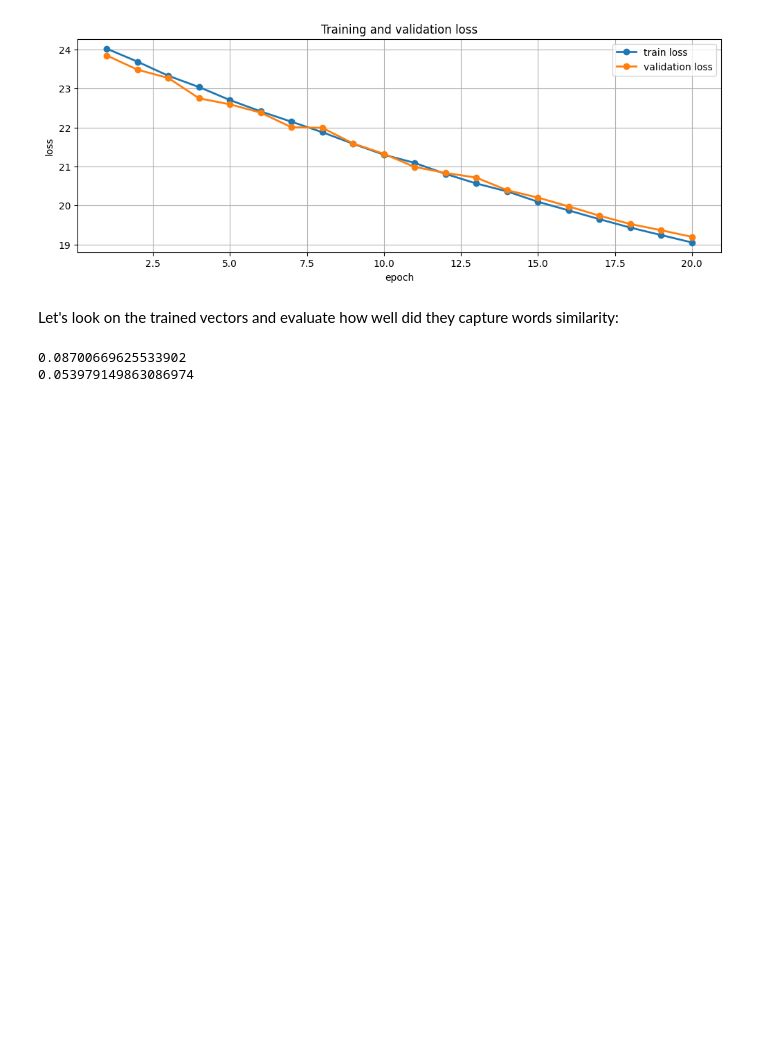
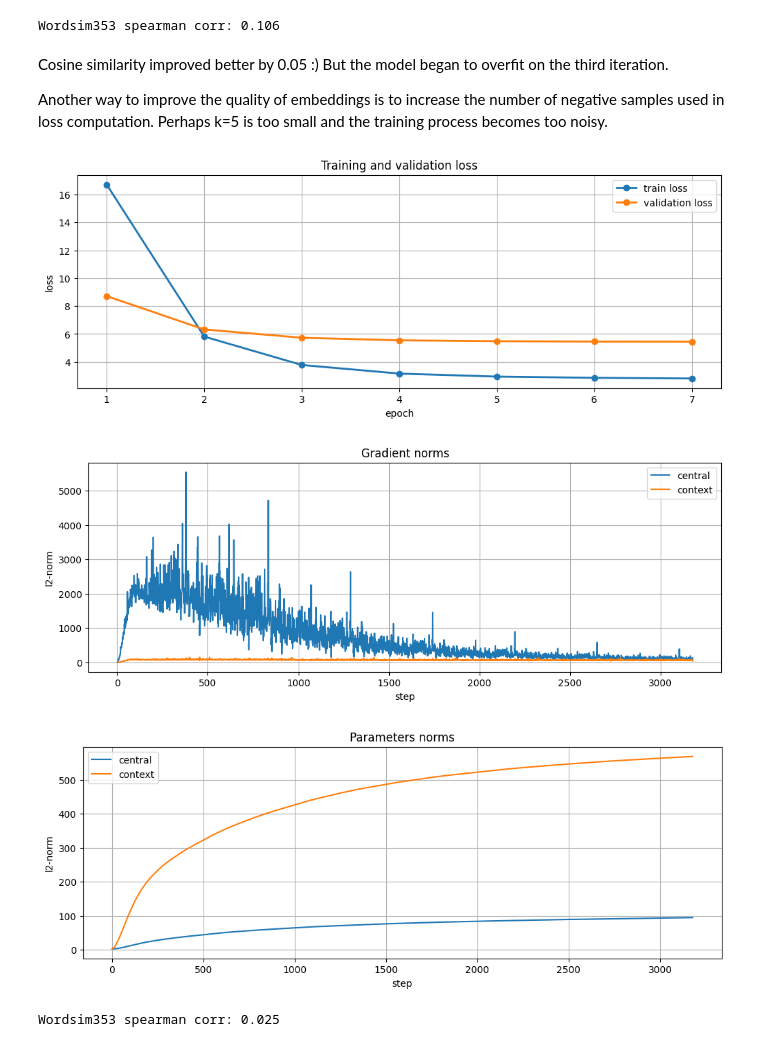
Before and after one commit to daria-kay/word2vec, a Jupyter notebook: word2vec_eval.ipynb, the cells around one changed output. Saved outputs shown, nothing was run; the diff lists cells and outputs as text; code cells hidden in the pictures; blank space fills up the shorter version.

Commit message:
add training experiments

```diff
--- a/word2vec_eval.ipynb
+++ b/word2vec_eval.ipynb
@@ -1,5 +1,11 @@
 # %%
 import numpy as np
+import pandas as pd
+
 from embedding import Tokenizer, Word2Vec
+from scipy.stats import spearmanr
 
 import matplotlib.pyplot as plt
+
+RAW_DATA = "data/wiki.txt"
+WORDSIM_DATA = "data/wordsim353.txt"
@@ -47,15 +84,20 @@ To: /Users/dariakay/edu/word2vec/data/wiki.txt
 # %%
-# limit the amount of the processed text since the training process take a lot of time
 sentences_count = 10_000
 train_size = int(0.9 * sentences_count)
 
-processed_data = "data/wiki_dataset.txt"
-train_data = "data/train_data.txt"
-val_data = "data/val_data.txt"
+processed_data = "data/wiki_dataset_10.txt"
+train_data = "data/train_data_10.txt"
+val_data = "data/val_data_10.txt"
 
 tokenizer = Tokenizer()
-tokenizer.fit(raw_data, processed_data, sentences_count=sentences_count)
+tokenizer.fit(RAW_DATA, processed_data, sentences_count=sentences_count)
+split_file(processed_data, train_data, val_data, train_size)
 
-split_file(processed_data, train_data, val_data, train_size)
+model1 = Word2Vec(train_filename=train_data, val_filename=val_data, embedding_size=100, tokenizer=tokenizer, batch_size=1000)
+model1.train(n_iter=7)
+
+viz_losses(model1.train_losses_, model1.val_losses_)
+viz_norms(model1.gradient_norms_, "Gradient norms")
+viz_norms(model1.parameter_norms_, "Parameters norms")
 # %% [output]
 Vocab len: 12035
@@ -64,14 +134,30 @@ Train word2vec:
+# %%
+print(f"Wordsim353 spearman corr: {evaluate_wordsim(model2.model.central_embeddings.weights, tokenizer50) :.3f}")
+# %% [output]
+Wordsim353 spearman corr: 0.106
+# %% [markdown]
+Cosine similarity improved better by 0.05 :) But the model began to overfit on the third iteration.
+
+Another way to improve the quality of embeddings is to increase the number of negative samples used in loss computation. Perhaps k=5 is too small and the training process becomes too noisy.
 # %%
-word2vec = Word2Vec(train_filename=train_data, val_filename=val_data, embedding_size=100, tokenizer=tokenizer, batch_size=1000)
-train_losses, val_losses = word2vec.train(n_iter=20, lr=0.0001)
-viz_losses(train_losses, val_losses)
+model3 = Word2Vec(
+    train_filename=train_data,
+    val_filename=val_data,
+    embedding_size=100,
+    tokenizer=tokenizer,
+    batch_size=1000,
+    k=50
+)
+model3.train(n_iter=7)
+
+viz_losses(model3.train_losses_, model3.val_losses_)
+viz_norms(model3.gradient_norms_, "Gradient norms")
+viz_norms(model3.parameter_norms_, "Parameters norms")
 # %% [output]
-[figure, old version]
+[figure, new version]
+[figure, added]
+[figure, added]
-# %% [markdown]
-Let's look on the trained vectors and evaluate how well did they capture words similarity:
-# %%
-print(cosine_similarity(word2vec.get("quantity"), word2vec.get("amount")))
-print(cosine_similarity(word2vec.get("summer"), word2vec.get("eat")))
-# %% [output]
-0.08700669625533902
-0.053979149863086974
+# %%
+print(f"Wordsim353 spearman corr: {evaluate_wordsim(model3.model.central_embeddings.weights, tokenizer) :.3f}")
+# %% [output]
+Wordsim353 spearman corr: 0.025
```
Also changed, not shown: parts of 17 cells of this notebook, 6 other files.
